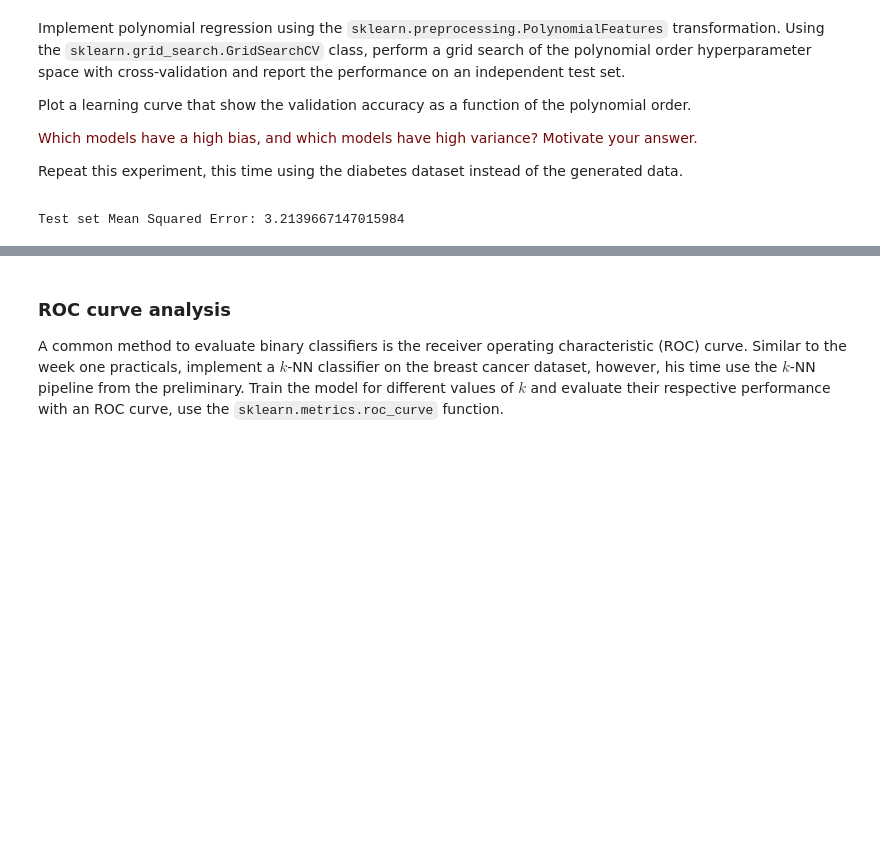
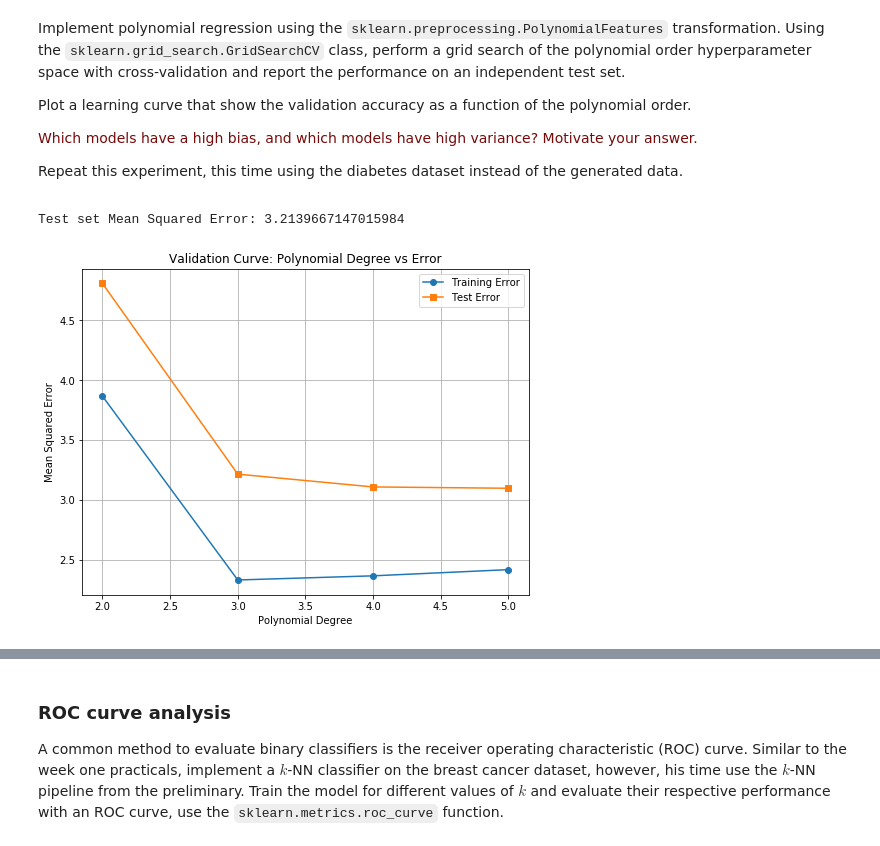
Before and after one commit to Oovian/8dm50-machine-learning, a Jupyter notebook: practicals/week_2.ipynb, the cells around one changed output, grey strips where cells are left out. Drawn from its saved outputs; the diff is of its cells as text; code cells hidden in the pictures; blank space fills up the shorter version.

```diff
--- a/practicals/week_2.ipynb
+++ b/practicals/week_2.ipynb
@@ -158,42 +158,76 @@ Plot a learning curve that show the validation accuracy as a function of the pol
 Repeat this experiment, this time using the diabetes dataset instead of the generated data.
 # %%
 import numpy as np
+import matplotlib.pyplot as plt
 from sklearn.linear_model import LinearRegression
 from sklearn.preprocessing import PolynomialFeatures
-from sklearn.model_selection import GridSearchCV, train_test_split
+from sklearn.model_selection import GridSearchCV, train_test_split, cross_val_score
 from sklearn.metrics import mean_squared_error
 from sklearn.pipeline import Pipeline
 
-# Check if X is a 1D array and reshape it to 2D if necessary
-if X.ndim == 1:
-    X = X.reshape(-1, 1)
 
-# Split the data into training and test sets (assuming X and y are defined)
-X_train, X_test, y_train, y_test = train_test_split(X, y, test_size=0.2, random_state=42)
+def polynomial_regression_with_validation_curve(X, y, dataset_name, degrees, test_size, cv_folds):
+    # Check if X is a 1D array and reshape it to 2D if necessary (assuming X and y are defined)
+    if X.ndim == 1:
+        X = X.reshape(-1, 1)
 
-# Create a pipeline with PolynomialFeatures and LinearRegression
-pipeline = Pipeline([
-    ('poly', PolynomialFeatures()),
-    ('regressor', LinearRegression())
-])
+    # Split the data into training and test sets
+    X_train, X_test, y_train, y_test = train_test_split(X, y, test_size=0.2, random_state=42)
 
-# Define the parameter grid to search over (no 'normalize' as it's deprecated)
-param_grid = {
-    'poly__degree': [2, 3, 4, 5]  # Degrees of polynomial to try
-}
+    # Create a pipeline with PolynomialFeatures and LinearRegression
+    pipeline = Pipeline([
+        ('poly', PolynomialFeatures()),
+        ('regressor', LinearRegression())
+    ])
 
-# Perform grid search with 10-fold cross-validation
-poly_grid = GridSearchCV(pipeline, param_grid, cv=10, scoring='neg_mean_squared_error')
+    # Define the parameter grid to search over polynomial degrees
+    param_grid = {
+        'poly__degree': [2, 3, 4, 5]  # Degrees of polynomial to try
+    }
 
-# Fit the model on the training data
-poly_grid.fit(X_train, y_train)
+    # Perform grid search with 10-fold cross-validation
+    poly_grid = GridSearchCV(pipeline, param_grid, cv=10, scoring='neg_mean_squared_error')
 
-# Get the best estimator (polynomial regressor)
-best_model = poly_grid.best_estimator_
+    # Fit the model on the training data
+    poly_grid.fit(X_train, y_train)
 
-# Evaluate the performance on the test set
-y_pred = best_model.predict(X_test)
-mse = mean_squared_error(y_test, y_pred)
-print(f"Test set Mean Squared Error: {mse}")
+    # Get the best estimator (polynomial regressor)
+    best_model = poly_grid.best_estimator_
+
+    # Evaluate the performance on the test set
+    y_pred = best_model.predict(X_test)
+    mse = mean_squared_error(y_test, y_pred)
+    print(f"Test set Mean Squared Error: {mse}")
+
+    # Plot the learning curve for each polynomial degree
+    mean_train_errors = []
+    mean_test_errors = []
+
+    for degree in param_grid['poly__degree']:
+        pipeline.set_params(poly__degree=degree)
+
+        # Cross-validation for training set
+        train_scores = cross_val_score(pipeline, X_train, y_train, cv=10, scoring='neg_mean_squared_error')
+        mean_train_errors.append(-train_scores.mean())
+
+        # Fit the model and evaluate on test set
+        pipeline.fit(X_train, y_train)
+        y_test_pred = pipeline.predict(X_test)
+        mean_test_errors.append(mean_squared_error(y_test, y_test_pred))
+
+    # Plotting the validation curve
+    plt.figure(figsize=(8, 6))
+    plt.plot(param_grid['poly__degree'], mean_train_errors, label='Training Error', marker='o')
+    plt.plot(param_grid['poly__degree'], mean_test_errors, label='Test Error', marker='s')
+    plt.xlabel('Polynomial Degree')
+    plt.ylabel('Mean Squared Error')
+    plt.title('Validation Curve: Polynomial Degree vs Error')
+    plt.legend()
+    plt.grid(True)
+    plt.show()
+
+
+polynomial_regression_with_validation_curve(X, y, dataset_name="Dataset", degrees=[2, 3, 4, 5], test_size=0.2, cv_folds=10)
 # %% [output]
 Test set Mean Squared Error: 3.2139667147015984
+[figure, added]
```
Also changed, not shown: parts of 3 cells of this notebook.
